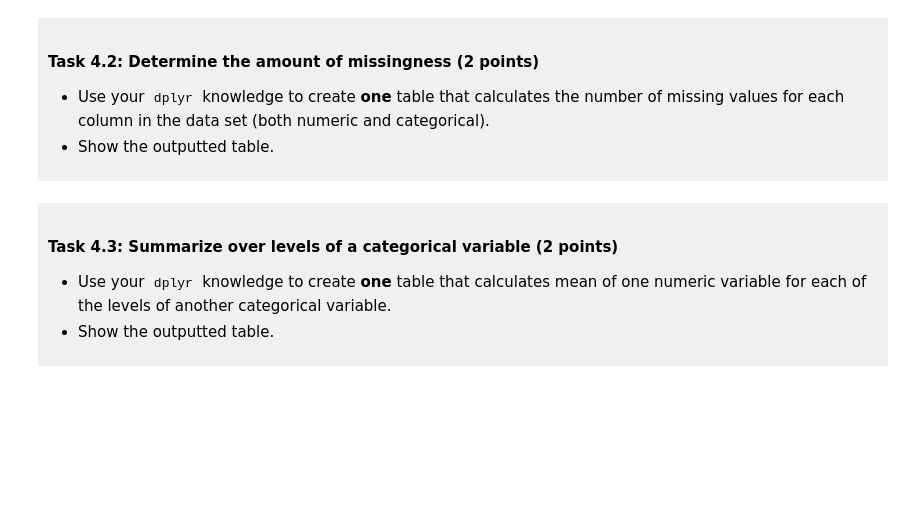
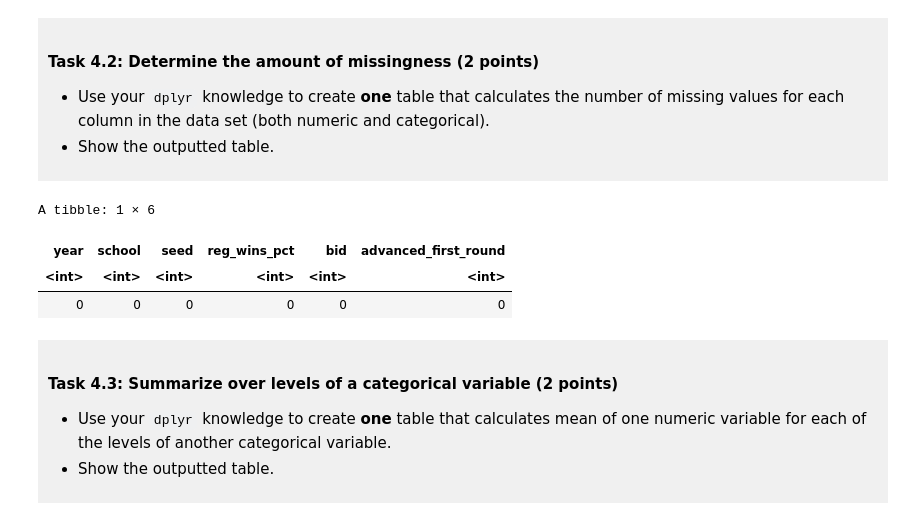
Before and after one commit to FangTangSama/dsci-100-project-henry-sun, a Jupyter notebook: dsci-100-project-notebook.ipynb, the cells around one changed output. Saved outputs shown, nothing was run; the diff lists cells and outputs as text; code cells hidden in the pictures; blank space fills up the shorter version.

```diff
--- a/dsci-100-project-notebook.ipynb
+++ b/dsci-100-project-notebook.ipynb
@@ -283,7 +292,23 @@ You will refine your research question (if needed) and produce a tidy data set.
 - Show the outputted table.
 </div>
 # %%
-### EDIT THIS CODE CELL ###
+# count missing values for each column
+missing_vals <- march_tidy |>
+  summarise(
+    year = sum(is.na(year)),
+    school = sum(is.na(school)),
+    seed = sum(is.na(seed)),
+    reg_wins_pct = sum(is.na(reg_wins_pct)),
+    bid = sum(is.na(bid)),
+    advanced_first_round = sum(is.na(advanced_first_round))
+  )
+
+missing_vals
+# %% [output]
+A tibble: 1 × 6
+| year | school | seed | reg_wins_pct | bid | advanced_first_round |
+| <int> | <int> | <int> | <int> | <int> | <int> |
+| 0 | 0 | 0 | 0 | 0 | 0 |
 # %% [markdown]
 <div style="background-color: #f0f0f0; padding: 10px;">
 
```
Also changed, not shown: parts of 2 cells of this notebook.
